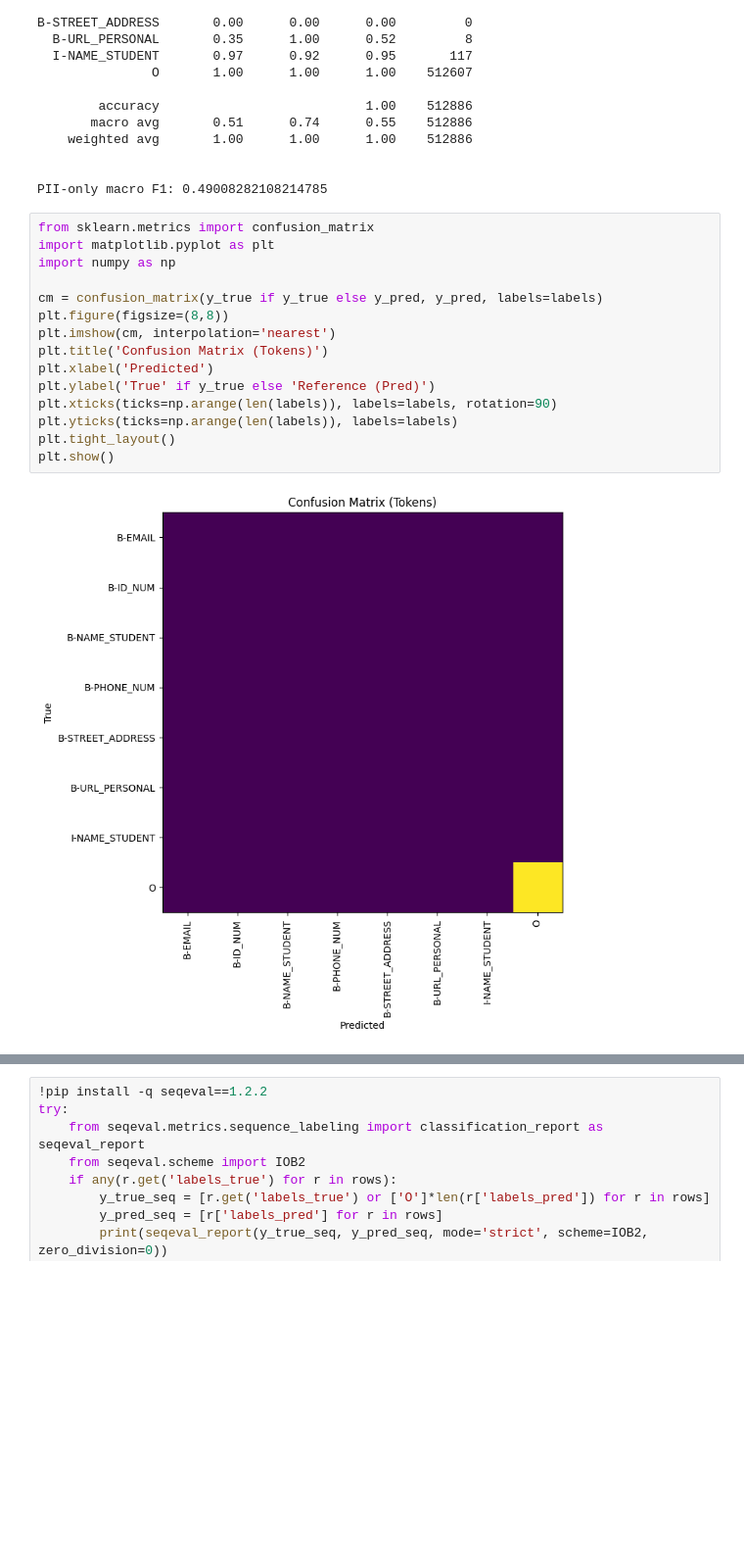
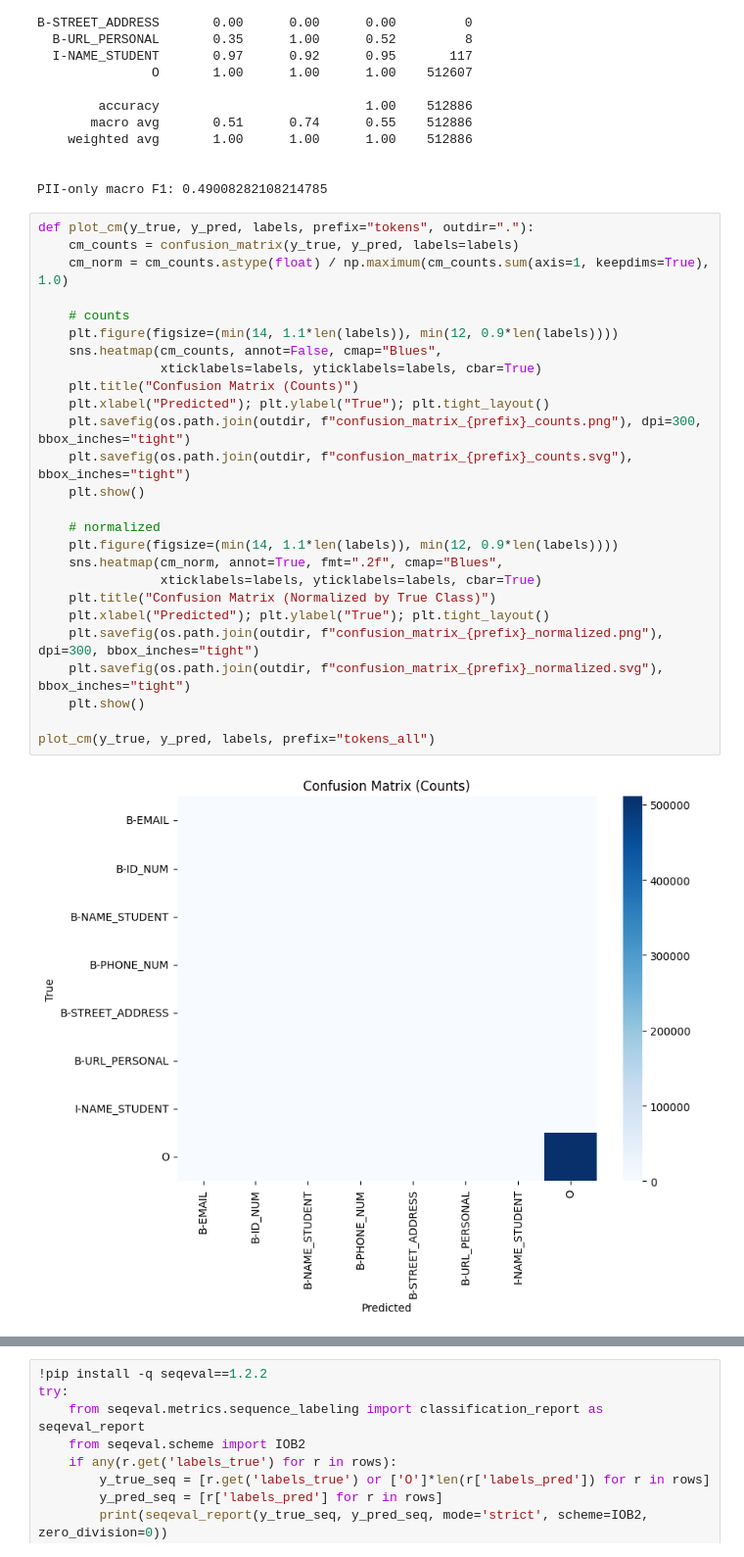
Before and after one commit to ManojUmesh/edu-pii-detector, a Jupyter notebook: notebook/pii_evaluation.ipynb, the cells around one changed output, grey strips where cells are left out. Shown at 98% size. Saved outputs shown, nothing was run; the diff lists cells and outputs as text; blank space fills up the shorter version.

Commit message:
updated confusion matrix

```diff
--- a/notebook/pii_evaluation.ipynb
+++ b/notebook/pii_evaluation.ipynb
@@ -107,19 +120,30 @@ B-STREET_ADDRESS       0.00      0.00      0.00         0
 
 PII-only macro F1: 0.49008282108214785
 # %%
-from sklearn.metrics import confusion_matrix
-import matplotlib.pyplot as plt
-import numpy as np
+def plot_cm(y_true, y_pred, labels, prefix="tokens", outdir="."):
+    cm_counts = confusion_matrix(y_true, y_pred, labels=labels)
+    cm_norm = cm_counts.astype(float) / np.maximum(cm_counts.sum(axis=1, keepdims=True), 1.0)
 
-cm = confusion_matrix(y_true if y_true else y_pred, y_pred, labels=labels)
-plt.figure(figsize=(8,8))
-plt.imshow(cm, interpolation='nearest')
-plt.title('Confusion Matrix (Tokens)')
-plt.xlabel('Predicted')
-plt.ylabel('True' if y_true else 'Reference (Pred)')
-plt.xticks(ticks=np.arange(len(labels)), labels=labels, rotation=90)
-plt.yticks(ticks=np.arange(len(labels)), labels=labels)
-plt.tight_layout()
-plt.show()
+    # counts
+    plt.figure(figsize=(min(14, 1.1*len(labels)), min(12, 0.9*len(labels))))
+    sns.heatmap(cm_counts, annot=False, cmap="Blues",
+                xticklabels=labels, yticklabels=labels, cbar=True)
+    plt.title("Confusion Matrix (Counts)")
+    plt.xlabel("Predicted"); plt.ylabel("True"); plt.tight_layout()
+    plt.savefig(os.path.join(outdir, f"confusion_matrix_{prefix}_counts.png"), dpi=300, bbox_inches="tight")
+    plt.savefig(os.path.join(outdir, f"confusion_matrix_{prefix}_counts.svg"), bbox_inches="tight")
+    plt.show()
+
+    # normalized
+    plt.figure(figsize=(min(14, 1.1*len(labels)), min(12, 0.9*len(labels))))
+    sns.heatmap(cm_norm, annot=True, fmt=".2f", cmap="Blues",
+                xticklabels=labels, yticklabels=labels, cbar=True)
+    plt.title("Confusion Matrix (Normalized by True Class)")
+    plt.xlabel("Predicted"); plt.ylabel("True"); plt.tight_layout()
+    plt.savefig(os.path.join(outdir, f"confusion_matrix_{prefix}_normalized.png"), dpi=300, bbox_inches="tight")
+    plt.savefig(os.path.join(outdir, f"confusion_matrix_{prefix}_normalized.svg"), bbox_inches="tight")
+    plt.show()
+
+plot_cm(y_true, y_pred, labels, prefix="tokens_all")
 # %% [output]
-[figure, old version]
+[figure, new version]
```
Also changed, not shown: parts of 3 cells of this notebook.
